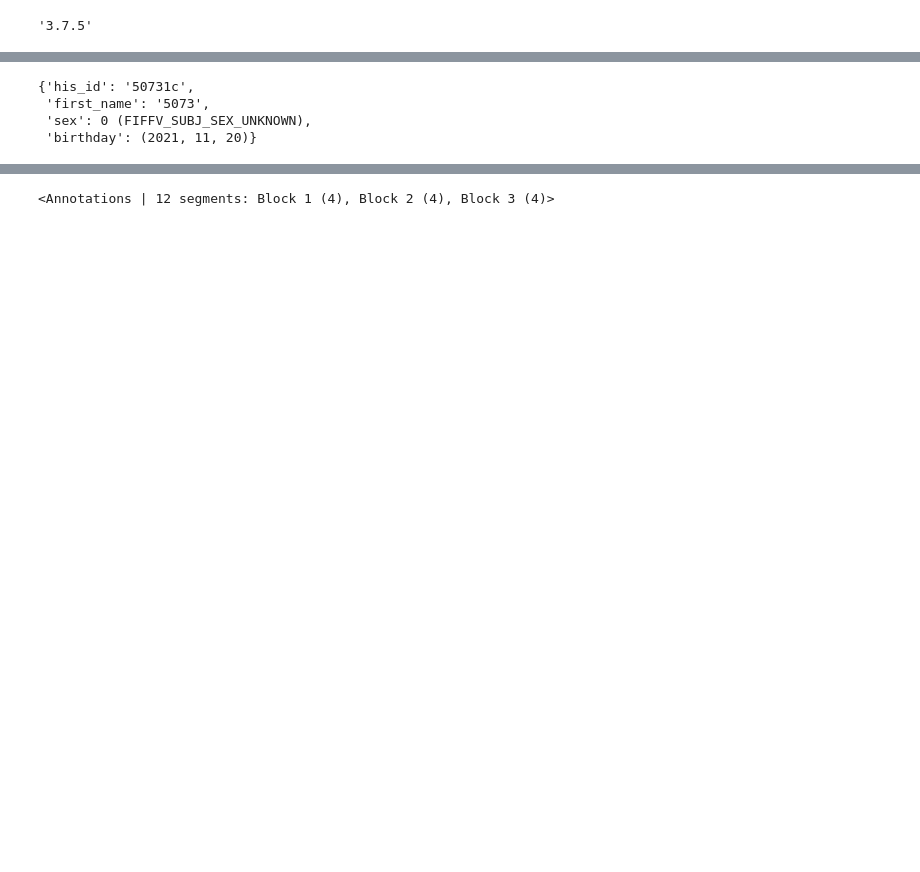
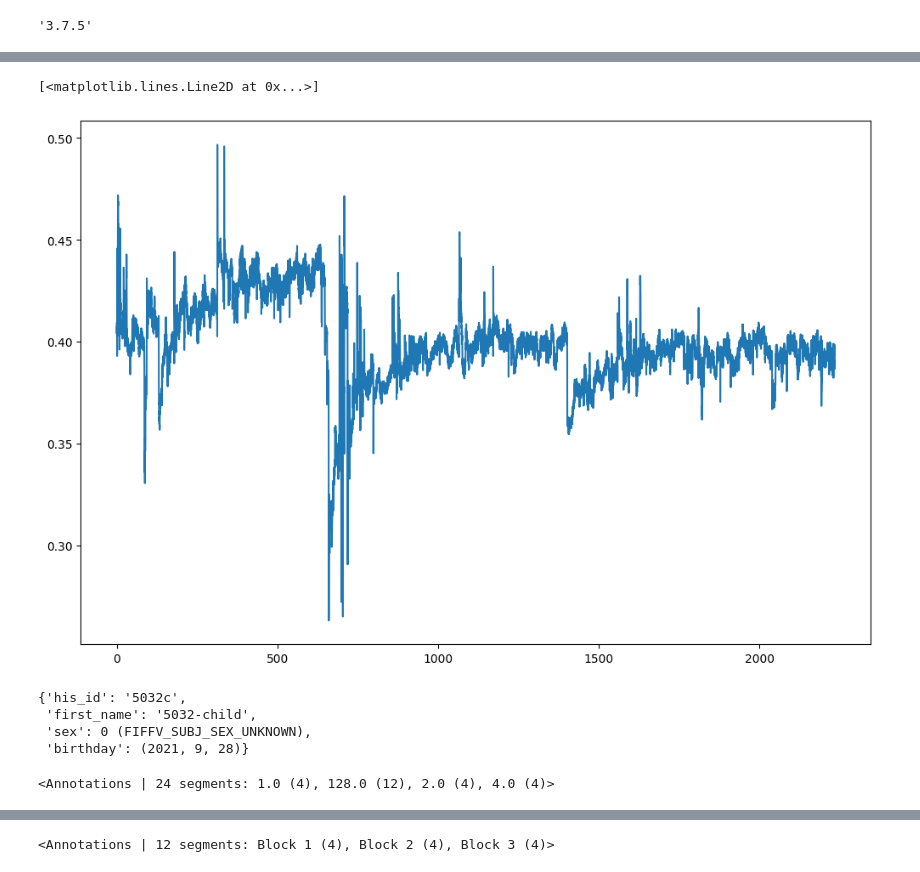
Before and after one commit to ChildBrainLab/LCBDtools, a Jupyter notebook: scripts/NIRS/notebooks/fnirs-synchrony-eDOC.ipynb, the cells around one changed output, grey strips where cells are left out. Saved outputs shown, nothing was run; the diff lists cells and outputs as text; code cells hidden in the pictures; blank space fills up the shorter version.

```diff
--- a/scripts/NIRS/notebooks/fnirs-synchrony-eDOC.ipynb
+++ b/scripts/NIRS/notebooks/fnirs-synchrony-eDOC.ipynb
@@ -114,0 +134,3 @@ There should be 2 evt files. Skipping: 51161_V0_fNIRS
+# %%
+# sets X value for data - gives data as an array below
+X = scans[0][0].get_data()
@@ -115,7 +163,20 @@ There should be 2 evt files. Skipping: 51161_V0_fNIRS
+# %%
+# plotting 10th channel
+plt.plot(
+    t,
+    X[10]
+)
+# %% [output]
+[<matplotlib.lines.Line2D at 0x...>]
+[figure, added]
 # %%
-scans[0][0].info['subject_info']
+scans[2][0].info['subject_info']
 # %% [output]
-{'his_id': '50731c',
- 'first_name': '5073',
+{'his_id': '5032c',
+ 'first_name': '5032-child',
  'sex': 0 (FIFFV_SUBJ_SEX_UNKNOWN),
- 'birthday': (2021, 11, 20)}
+ 'birthday': (2021, 9, 28)}
+# %%
+scans[2][0].annotations
+# %% [output]
+<Annotations | 24 segments: 1.0 (4), 128.0 (12), 2.0 (4), 4.0 (4)>
```
Also changed, not shown: parts of 78 cells of this notebook, 10 other files.
